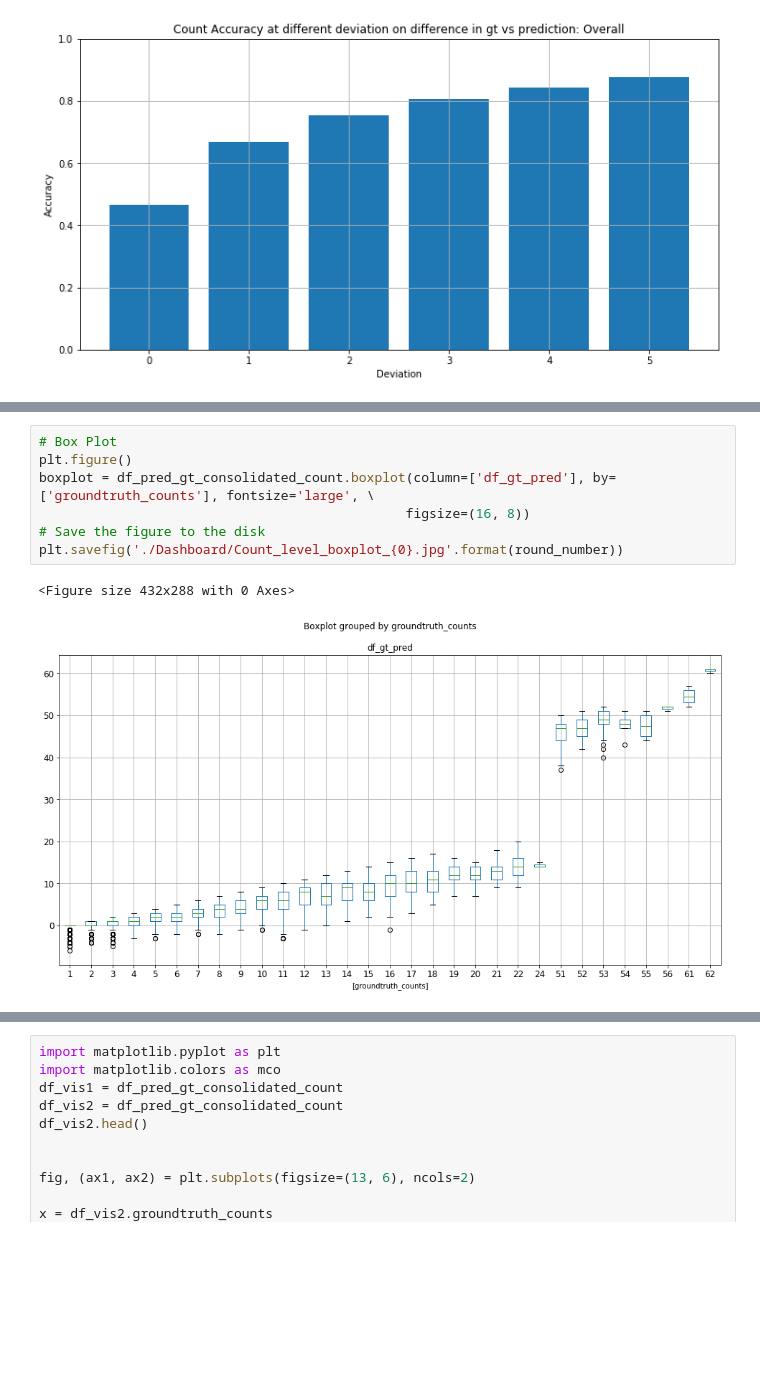
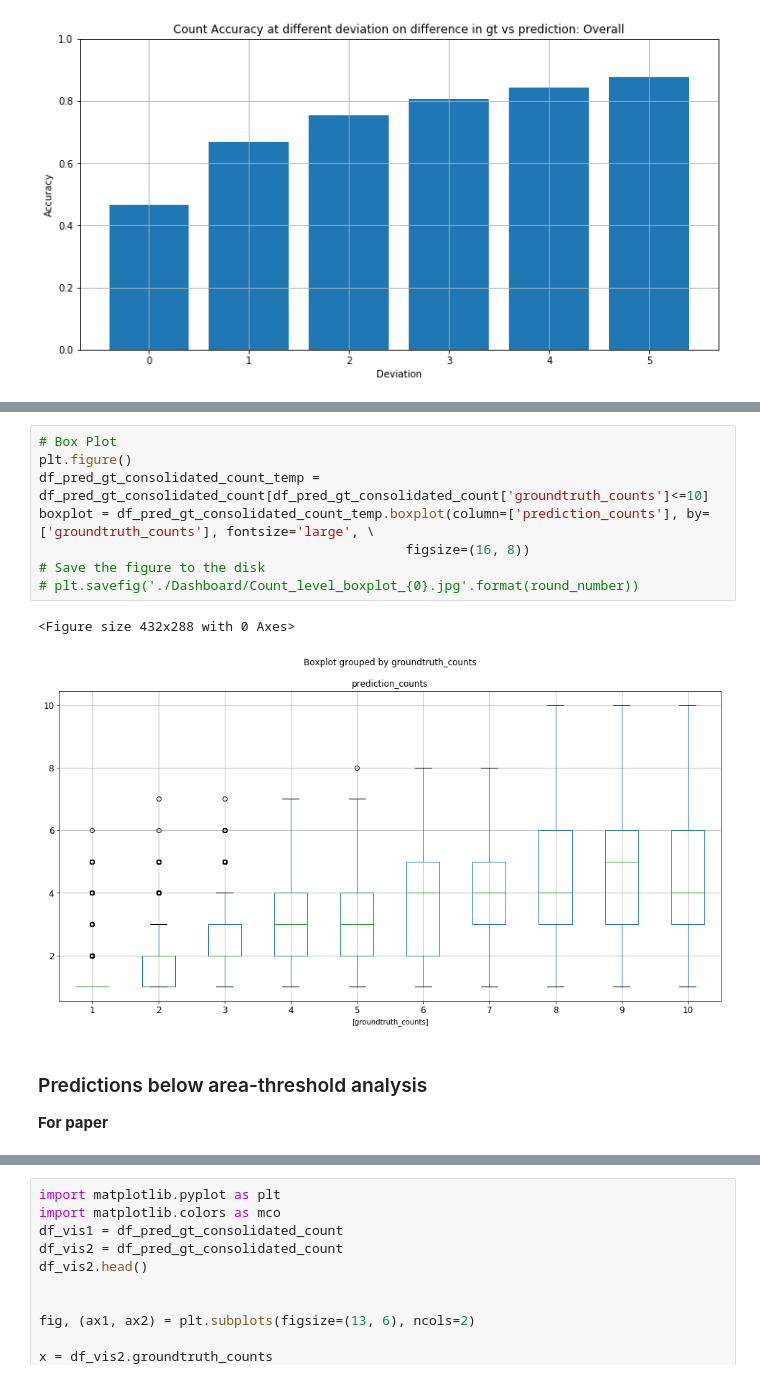
Before and after one commit to Manish-rai21bit/camera-trap-detection, a Jupyter notebook: EDA_and_ModelEvaluation/Evaluations_for_species_detection.ipynb, the cells around one changed output, grey strips where cells are left out. Drawn from its saved outputs; the diff is of its cells as text; blank space fills up the shorter version.

Commit message:
evaluating predictions for higher count. paper, 3.4

```diff
--- a/EDA_and_ModelEvaluation/Evaluations_for_species_detection.ipynb
+++ b/EDA_and_ModelEvaluation/Evaluations_for_species_detection.ipynb
@@ -548,10 +563,14 @@ Accuray with 5 variance: 0.87524
 # %%
 # Box Plot
 plt.figure()
-boxplot = df_pred_gt_consolidated_count.boxplot(column=['df_gt_pred'], by=['groundtruth_counts'], fontsize='large', \
+df_pred_gt_consolidated_count_temp = df_pred_gt_consolidated_count[df_pred_gt_consolidated_count['groundtruth_counts']<=10]
+boxplot = df_pred_gt_consolidated_count_temp.boxplot(column=['prediction_counts'], by=['groundtruth_counts'], fontsize='large', \
                                                figsize=(16, 8))
 # Save the figure to the disk
-plt.savefig('./Dashboard/Count_level_boxplot_{0}.jpg'.format(round_number))
+# plt.savefig('./Dashboard/Count_level_boxplot_{0}.jpg'.format(round_number))
 # %% [output]
 <Figure size 432x288 with 0 Axes>
-[figure, old version]
+[figure, new version]
+# %% [markdown]
+### Predictions below area-threshold analysis
+**For paper**
```
Also changed, not shown: parts of 7 cells of this notebook.
